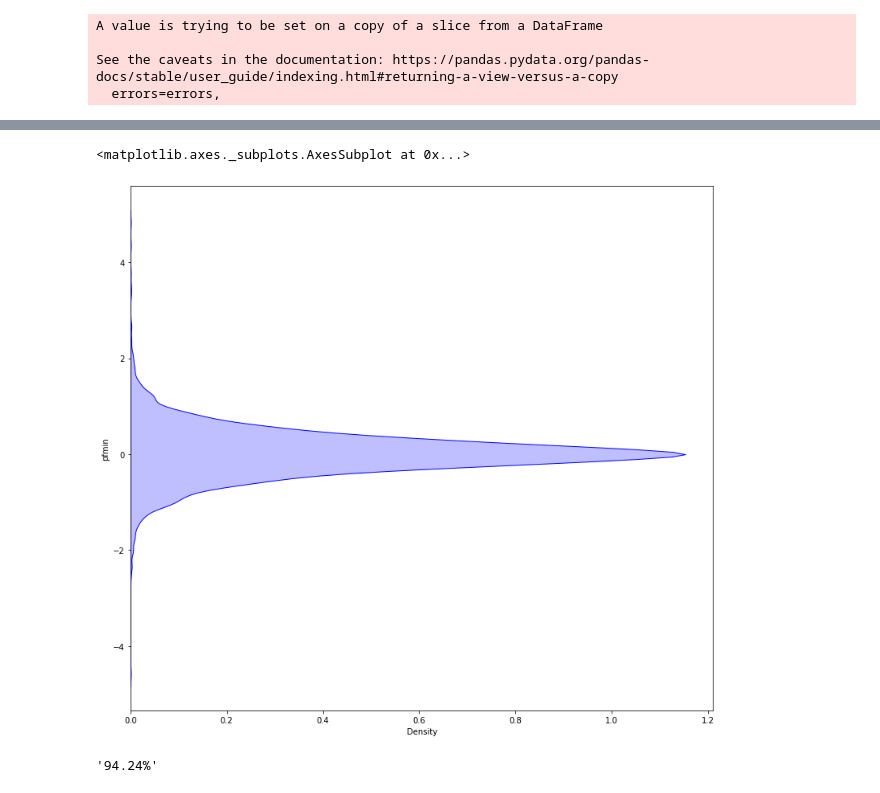
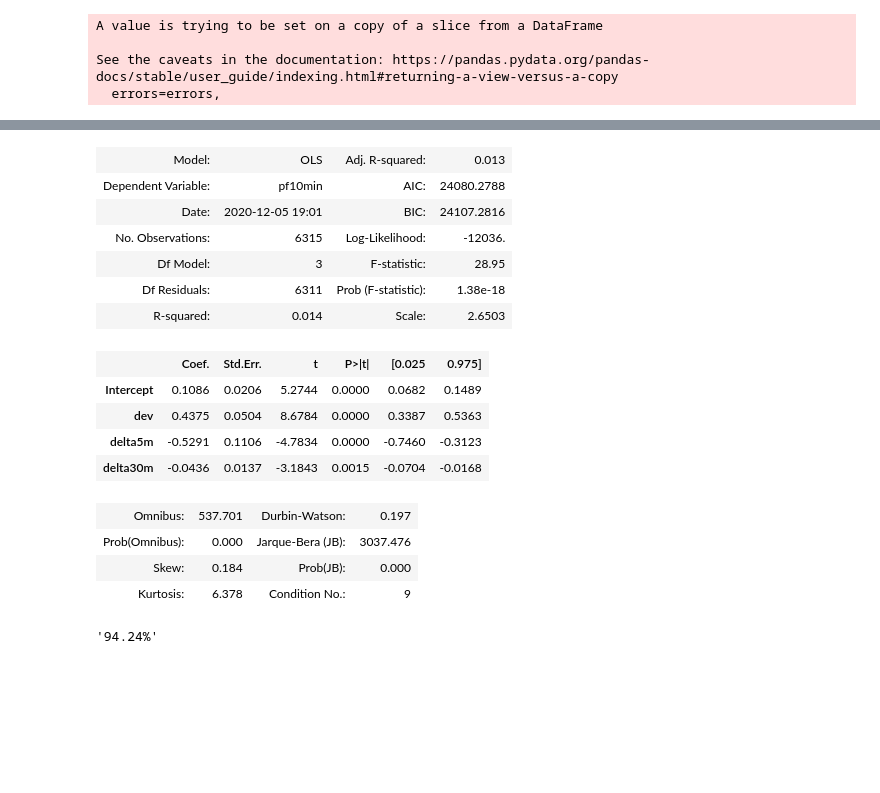
Before and after one commit to hublun/TWSApi, a Jupyter notebook: IBApi_Historical_Data20201122_20201127.ipynb, the cells around one changed output, grey strips where cells are left out. Drawn from its saved outputs; the diff is of its cells as text; code cells hidden in the pictures; blank space fills up the shorter version.

```diff
--- a/IBApi_Historical_Data20201122_20201127.ipynb
+++ b/IBApi_Historical_Data20201122_20201127.ipynb
@@ -34,0 +50,12 @@ df.head()
+# %%
+df["mu30min"] = df.avg.rolling(window=30, min_periods=1).mean()
+df["mu10min"] = df.avg.rolling(window=10, min_periods=1).mean()
+
+df["mu5min"] = df.avg.rolling(window=2, min_periods=1).mean()
+df["mu2min"] = df.avg.rolling(window=2, min_periods=1).mean()
+df["dev"] = df.close - df.open
+
+df["delta2m"] = df.avg - df.mu2min
+df["delta5m"] = df.avg - df.mu5min
+df["delta10m"] = df.avg - df.mu10min
+df["delta30m"] = df.avg - df.mu30min
@@ -126,10 +110,25 @@ sns.scatterplot(df_corr.pf10min, df.pf15min)
-# %%
-fig, ax = plt.subplots(figsize=a4_dims)
-sns.kdeplot(df_corr.pfmin, shade=True, vertical=True, color="blue")
-#sns.histplot(df.pfmin)
-# %% [output]
-<matplotlib.axes._subplots.AxesSubplot at 0x...>
-[figure, removed]
+# %%
+import statsmodels.formula.api as smf
+lm = smf.ols(formula="pf10min~dev+delta5m+delta30m", data=df).fit()
+lm.params
+lm.summary2()
+# %% [output]
+| Model: | OLS | Adj. R-squared: | 0.013 |
+| Dependent Variable: | pf10min | AIC: | 24080.2788 |
+| Date: | 2020-12-05 19:01 | BIC: | 24107.2816 |
+| No. Observations: | 6315 | Log-Likelihood: | -12036. |
+| Df Model: | 3 | F-statistic: | 28.95 |
+| Df Residuals: | 6311 | Prob (F-statistic): | 1.38e-18 |
+| R-squared: | 0.014 | Scale: | 2.6503 |
+|  | Coef. | Std.Err. | t | P>|t| | [0.025 | 0.975] |
+| Intercept | 0.1086 | 0.0206 | 5.2744 | 0.0000 | 0.0682 | 0.1489 |
+| dev | 0.4375 | 0.0504 | 8.6784 | 0.0000 | 0.3387 | 0.5363 |
+| delta5m | -0.5291 | 0.1106 | -4.7834 | 0.0000 | -0.7460 | -0.3123 |
+| delta30m | -0.0436 | 0.0137 | -3.1843 | 0.0015 | -0.0704 | -0.0168 |
+| Omnibus: | 537.701 | Durbin-Watson: | 0.197 |
+| Prob(Omnibus): | 0.000 | Jarque-Bera (JB): | 3037.476 |
+| Skew: | 0.184 | Prob(JB): | 0.000 |
+| Kurtosis: | 6.378 | Condition No.: | 9 |
 # %%
 "{0:.2f}%".format(100*df.pfmin[ abs(df.pfmin)< 1].shape[0]/df.shape[0])
 # %% [output]
```
Also changed, not shown: parts of 18 cells of this notebook.
